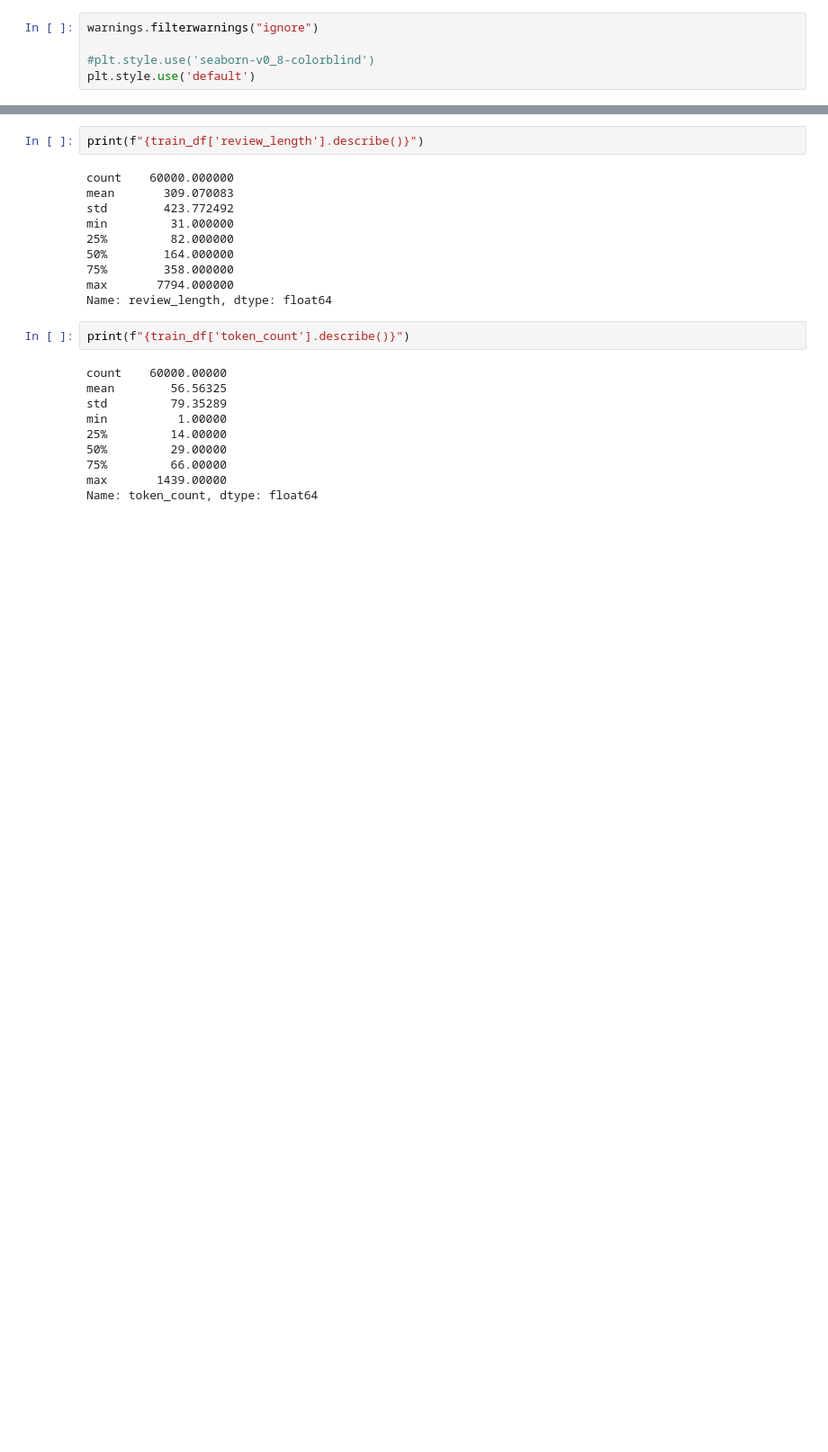
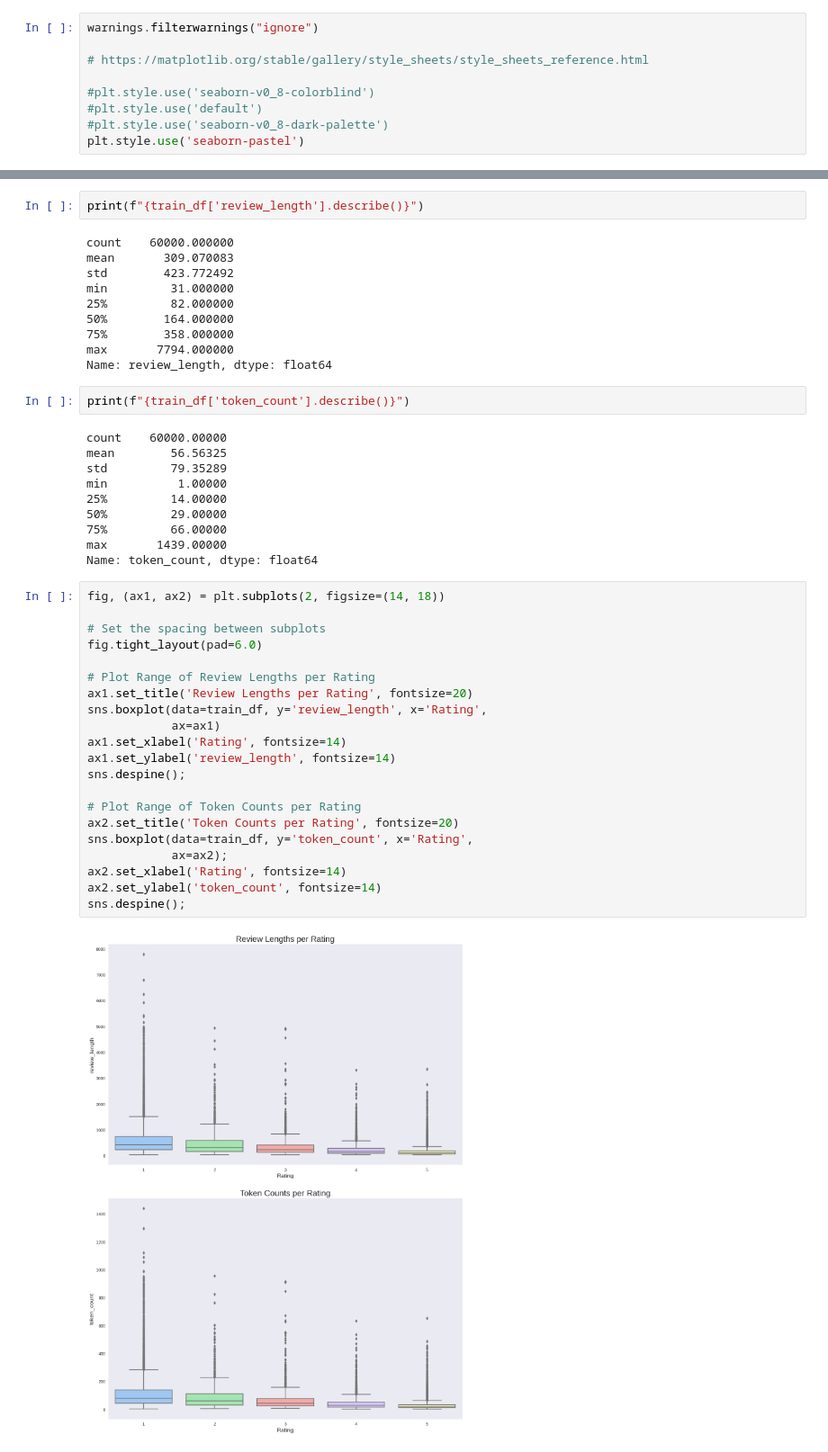
Before and after one commit to MayankDw/NLP-Sentiment-Analysis, a Jupyter notebook: nlp-sentiment-analysis.ipynb, the cells around one changed output, grey strips where cells are left out. Shown at 90% size. Cells and saved outputs as stored; diff of their text form; blank space fills up the shorter version.

```diff
--- a/nlp-sentiment-analysis.ipynb
+++ b/nlp-sentiment-analysis.ipynb
@@ -23,8 +23,12 @@ from sklearn.metrics import confusion_matrix, mean_absolute_error
 # %%
 warnings.filterwarnings("ignore")
 
+# https://matplotlib.org/stable/gallery/style_sheets/style_sheets_reference.html
+
 #plt.style.use('seaborn-v0_8-colorblind')
-plt.style.use('default')
+#plt.style.use('default')
+#plt.style.use('seaborn-v0_8-dark-palette')
+plt.style.use('seaborn-pastel')
 # %%
 #Define configs
 
@@ -167,3 +171,26 @@ min          1.00000
 75%         66.00000
 max       1439.00000
 Name: token_count, dtype: float64
+# %%
+fig, (ax1, ax2) = plt.subplots(2, figsize=(14, 18))
+
+# Set the spacing between subplots
+fig.tight_layout(pad=6.0)
+
+# Plot Range of Review Lengths per Rating
+ax1.set_title('Review Lengths per Rating', fontsize=20)
+sns.boxplot(data=train_df, y='review_length', x='Rating',
+            ax=ax1)
+ax1.set_xlabel('Rating', fontsize=14)
+ax1.set_ylabel('review_length', fontsize=14)
+sns.despine();
+
+# Plot Range of Token Counts per Rating
+ax2.set_title('Token Counts per Rating', fontsize=20)
+sns.boxplot(data=train_df, y='token_count', x='Rating',
+            ax=ax2);
+ax2.set_xlabel('Rating', fontsize=14)
+ax2.set_ylabel('token_count', fontsize=14)
+sns.despine();
+# %% [output]
+[figure, added]
```
Also changed, not shown: parts of 1 cell of this notebook.
